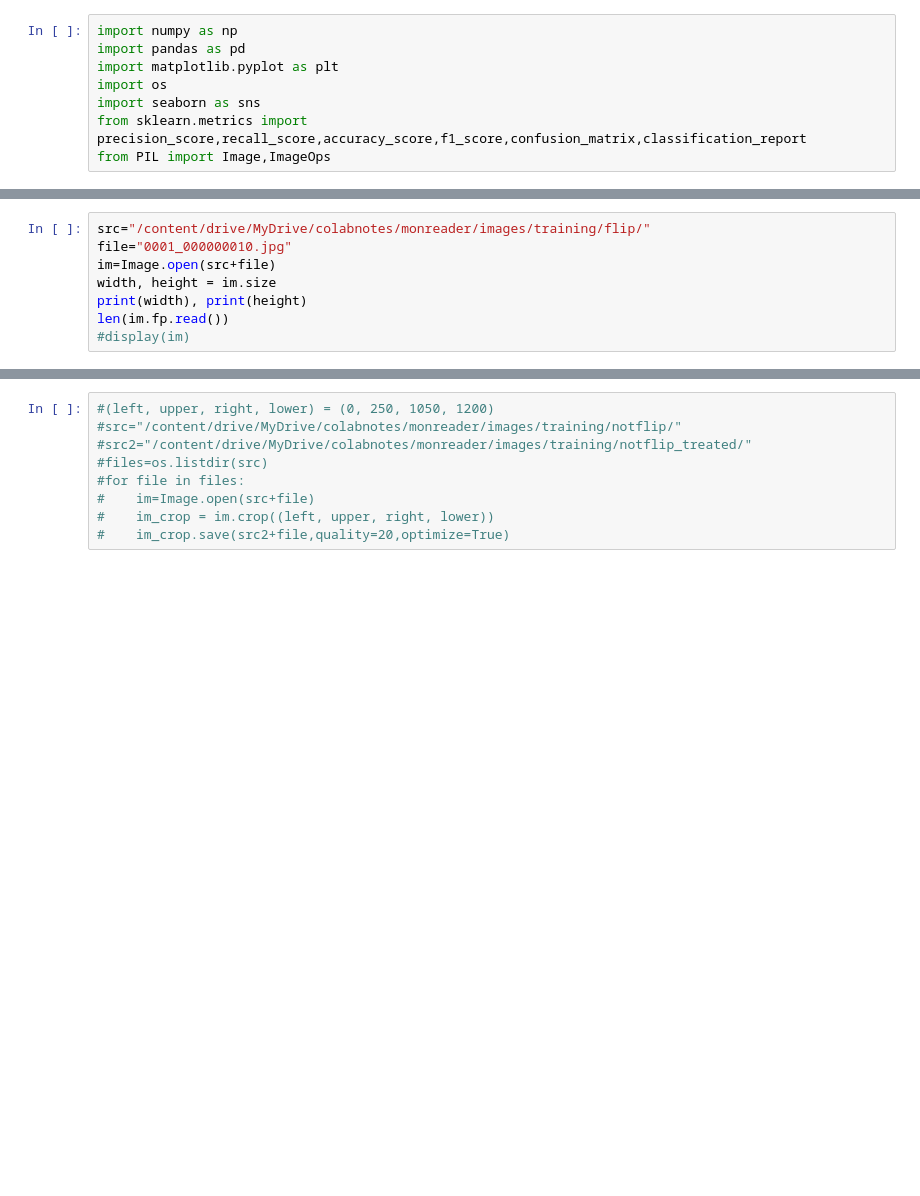
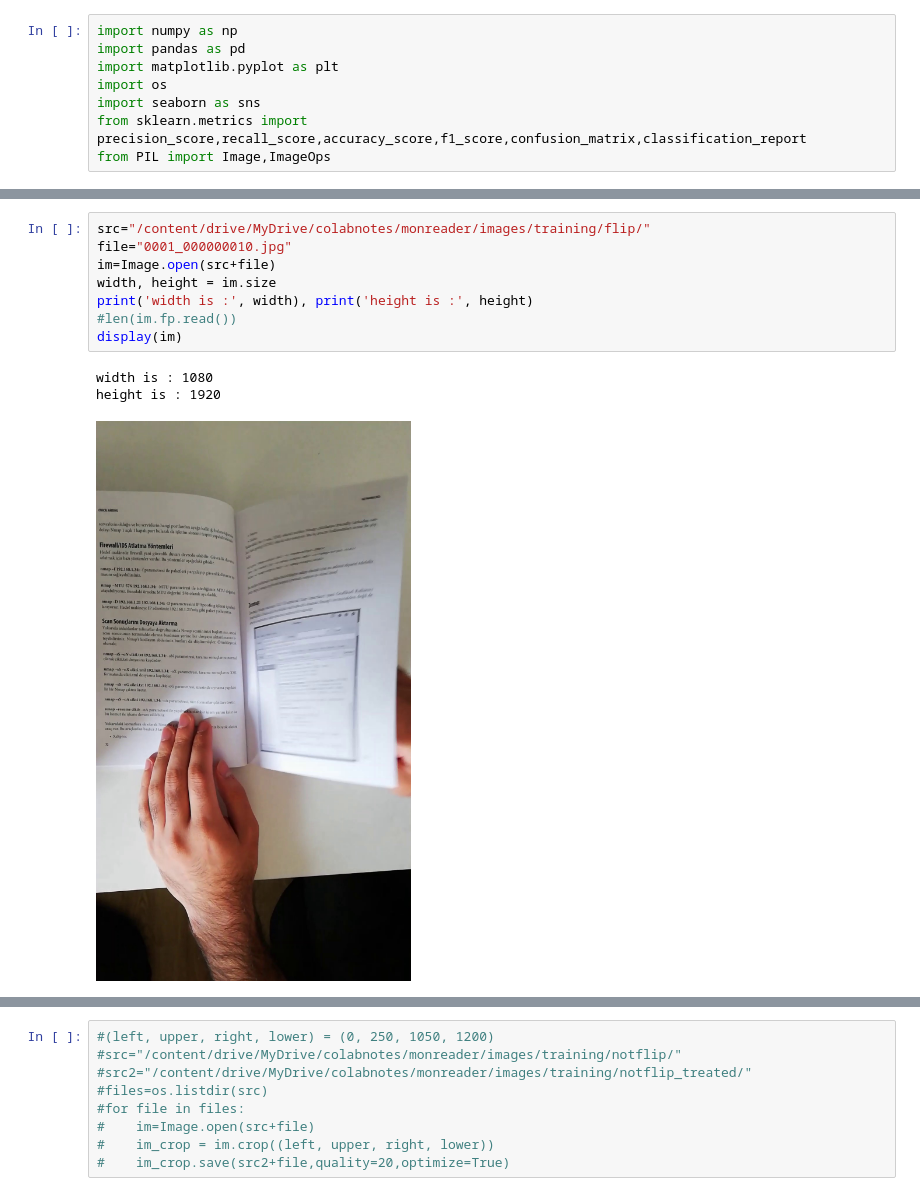
Before and after one commit to gbangout-apziva/MonReader, a Jupyter notebook: monreader.ipynb, the cells around one changed output, grey strips where cells are left out. Drawn from its saved outputs; the diff is of its cells as text; blank space fills up the shorter version.

```diff
--- a/monreader.ipynb
+++ b/monreader.ipynb
@@ -27,11 +32,15 @@ from PIL import Image,ImageOps
 # %%
 src="/content/drive/MyDrive/colabnotes/monreader/images/training/flip/"
 file="0001_000000010.jpg"
 im=Image.open(src+file)
 width, height = im.size
-print(width), print(height)
-len(im.fp.read())
-#display(im)
+print('width is :', width), print('height is :', height)
+#len(im.fp.read())
+display(im)
+# %% [output]
+width is : 1080
+height is : 1920
+[figure, added]
 # %%
 (left, upper, right, lower) = (0, 250, 1050, 1200)
 im_crop = im.crop((left, upper, right, lower))
```
Also changed, not shown: parts of 41 cells of this notebook.
